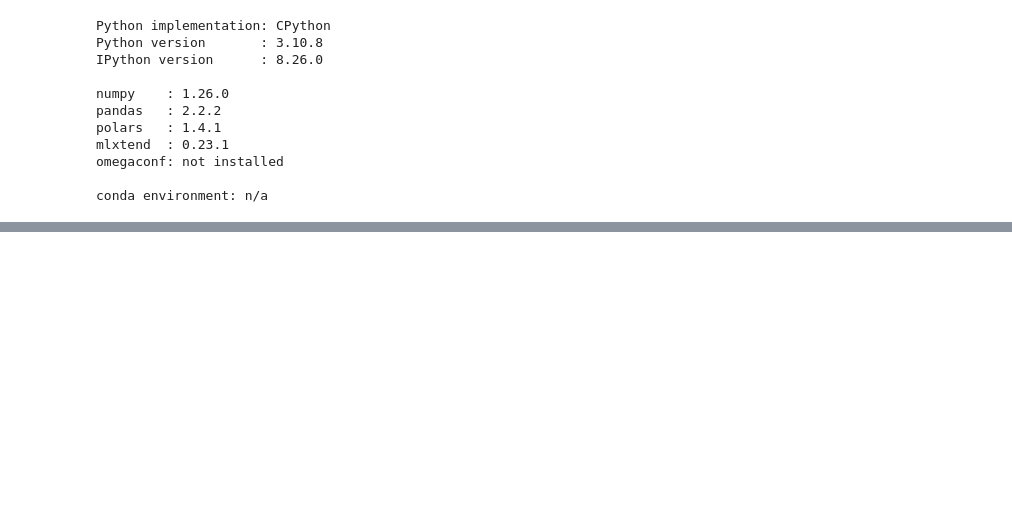
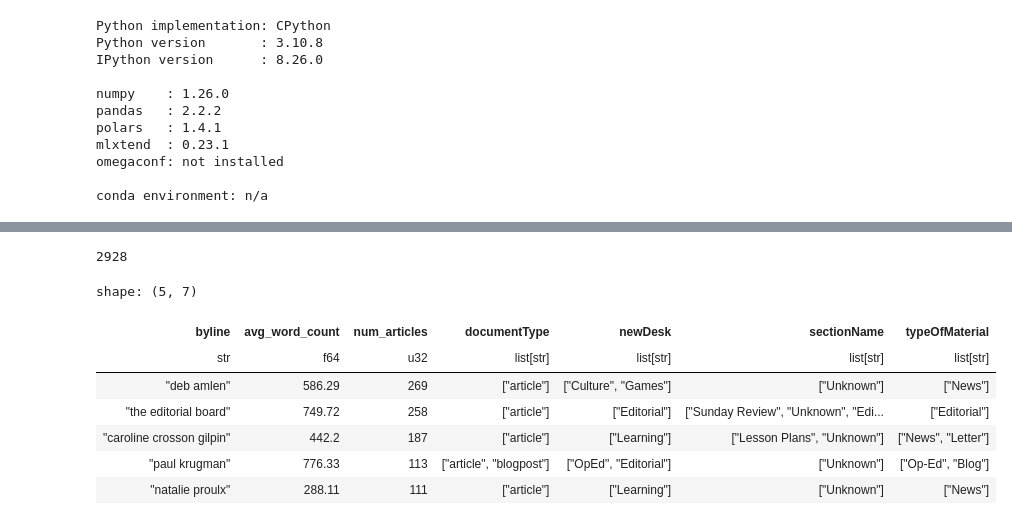
Before and after one commit to chineidu/NYC-Comments, a Jupyter notebook: Notebooks/01-data-exploration.ipynb, the cells around one changed output, grey strips where cells are left out. Drawn from its saved outputs; the diff is of its cells as text; code cells hidden in the pictures; blank space fills up the shorter version.

```diff
--- a/Notebooks/01-data-exploration.ipynb
+++ b/Notebooks/01-data-exploration.ipynb
@@ -114,0 +198,36 @@ warnings.filterwarnings("ignore")
+# %%
+# Remove the "By" from the byline
+articles_df = articles_df.with_columns(
+    byline=pl.col("byline").str.replace_all("By ", "").str.to_lowercase()
+)
+articles_df["byline"].n_unique()
+# %% [output]
+2928
+# %%
+authors_df: pl.DataFrame = (
+    articles_df.group_by("byline")
+    .agg(
+        pl.col("articleWordCount").mean().round(2).alias("avg_word_count"),
+        pl.col("articleWordCount").len().alias("num_articles"),
+        pl.col("documentType")
+        .map_elements(lambda x: list(set(x)))
+        .alias("documentType"),
+        pl.col("newDesk").map_elements(lambda x: list(set(x))).alias("newDesk"),
+        pl.col("sectionName").map_elements(lambda x: list(set(x))).alias("sectionName"),
+        pl.col("typeOfMaterial")
+        .map_elements(lambda x: list(set(x)))
+        .alias("typeOfMaterial"),
+    )
+    .sort("num_articles", descending=True)
+)
+
+authors_df.head()
+# %% [output]
+shape: (5, 7)
+| byline | avg_word_count | num_articles | documentType | newDesk | sectionName | typeOfMaterial |
+| str | f64 | u32 | list[str] | list[str] | list[str] | list[str] |
+| "deb amlen" | 586.29 | 269 | ["article"] | ["Culture", "Games"] | ["Unknown"] | ["News"] |
+| "the editorial board" | 749.72 | 258 | ["article"] | ["Editorial"] | ["Sunday Review", "Unknown", "Edi... | ["Editorial"] |
+| "caroline crosson gilpin" | 442.2 | 187 | ["article"] | ["Learning"] | ["Lesson Plans", "Unknown"] | ["News", "Letter"] |
+| "paul krugman" | 776.33 | 113 | ["article", "blogpost"] | ["OpEd", "Editorial"] | ["Unknown"] | ["Op-Ed", "Blog"] |
+| "natalie proulx" | 288.11 | 111 | ["article"] | ["Learning"] | ["Unknown"] | ["News"] |
```
Also changed, not shown: parts of 19 cells of this notebook.
